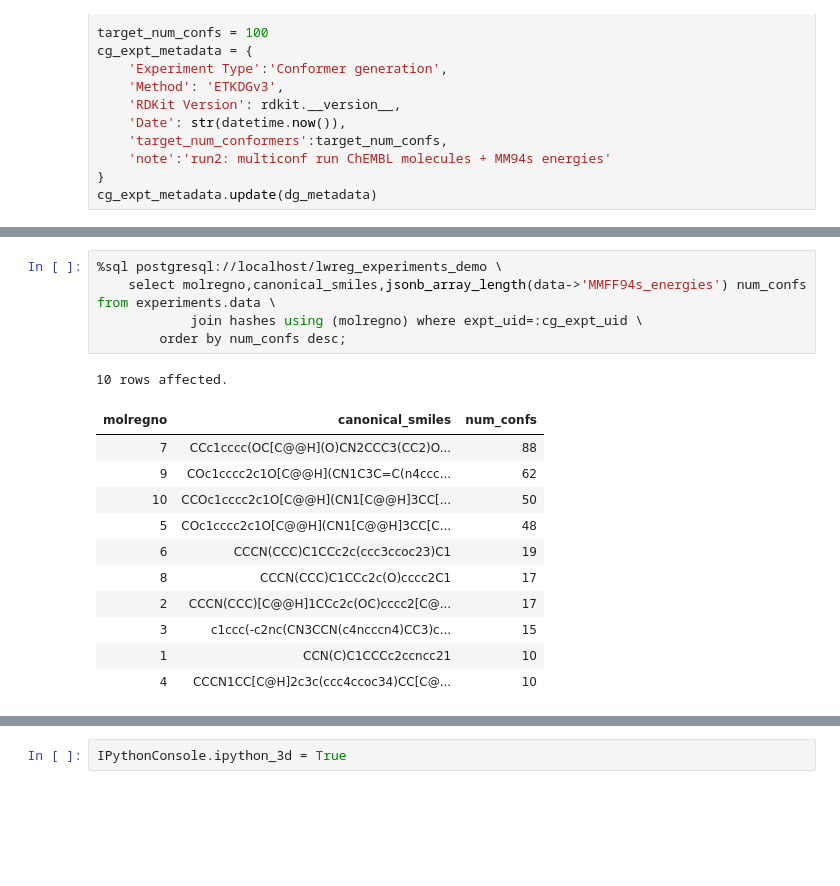
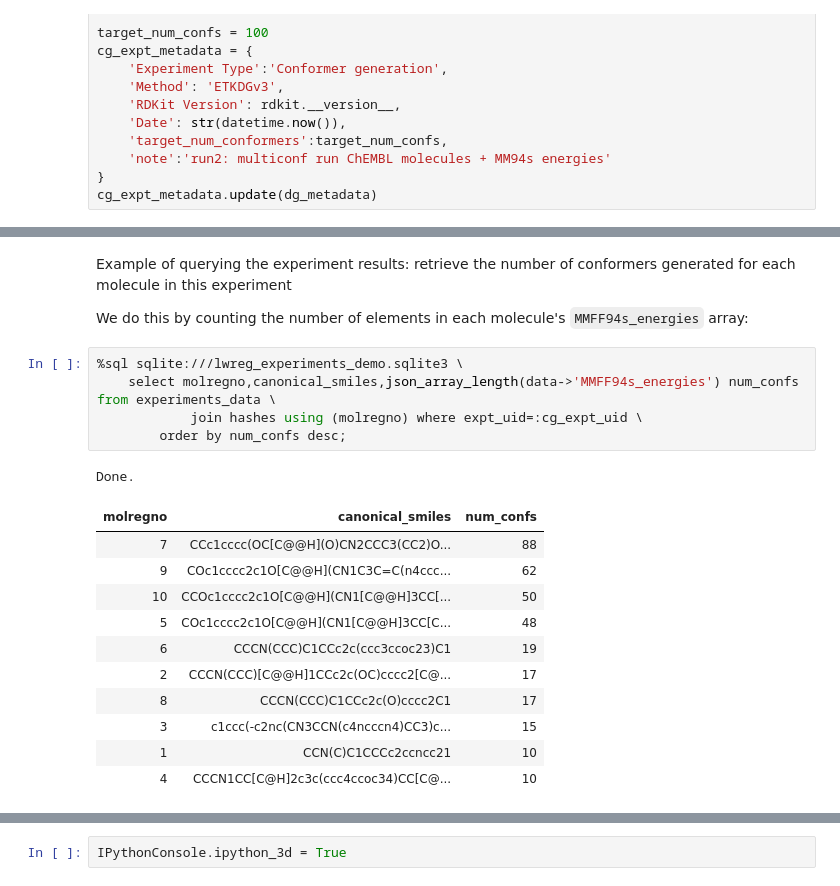
Before and after one commit to rinikerlab/lightweight-registration, a Jupyter notebook: demos/02_computational_experiment_1.ipynb, the cells around one changed output, grey strips where cells are left out. Saved outputs shown, nothing was run; the diff lists cells and outputs as text; blank space fills up the shorter version.

```diff
--- a/demos/02_computational_experiment_1.ipynb
+++ b/demos/02_computational_experiment_1.ipynb
@@ -281,19 +303,23 @@ for mid,m in zip(mids,new_mols):
     cn.commit()
+# %% [markdown]
+Example of querying the experiment results: retrieve the number of conformers generated for each molecule in this experiment
+
+We do this by counting the number of elements in each molecule's `MMFF94s_energies` array:
 # %%
-%sql postgresql://localhost/lwreg_experiments_demo \
-    select molregno,canonical_smiles,jsonb_array_length(data->'MMFF94s_energies') num_confs from experiments.data \
+%sql sqlite:///lwreg_experiments_demo.sqlite3 \
+    select molregno,canonical_smiles,json_array_length(data->'MMFF94s_energies') num_confs from experiments_data \
             join hashes using (molregno) where expt_uid=:cg_expt_uid \
         order by num_confs desc;
 # %% [output]
-10 rows affected.
+Done.
 | molregno | canonical_smiles | num_confs |
 | 7 | CCc1cccc(OC[C@@H](O)CN2CCC3(CC2)O... | 88 |
 | 9 | COc1cccc2c1O[C@@H](CN1C3C=C(n4ccc... | 62 |
 | 10 | CCOc1cccc2c1O[C@@H](CN1[C@@H]3CC[... | 50 |
 | 5 | COc1cccc2c1O[C@@H](CN1[C@@H]3CC[C... | 48 |
 | 6 | CCCN(CCC)C1CCc2c(ccc3ccoc23)C1 | 19 |
+| 2 | CCCN(CCC)[C@@H]1CCc2c(OC)cccc2[C@... | 17 |
 | 8 | CCCN(CCC)C1CCc2c(O)cccc2C1 | 17 |
-| 2 | CCCN(CCC)[C@@H]1CCc2c(OC)cccc2[C@... | 17 |
 | 3 | c1ccc(-c2nc(CN3CCN(c4ncccn4)CC3)c... | 15 |
 | 1 | CCN(C)C1CCCc2ccncc21 | 10 |
 | 4 | CCCN1CC[C@H]2c3c(ccc4ccoc34)CC[C@... | 10 |
```
Also changed, not shown: parts of 45 cells of this notebook, 1 other file.
